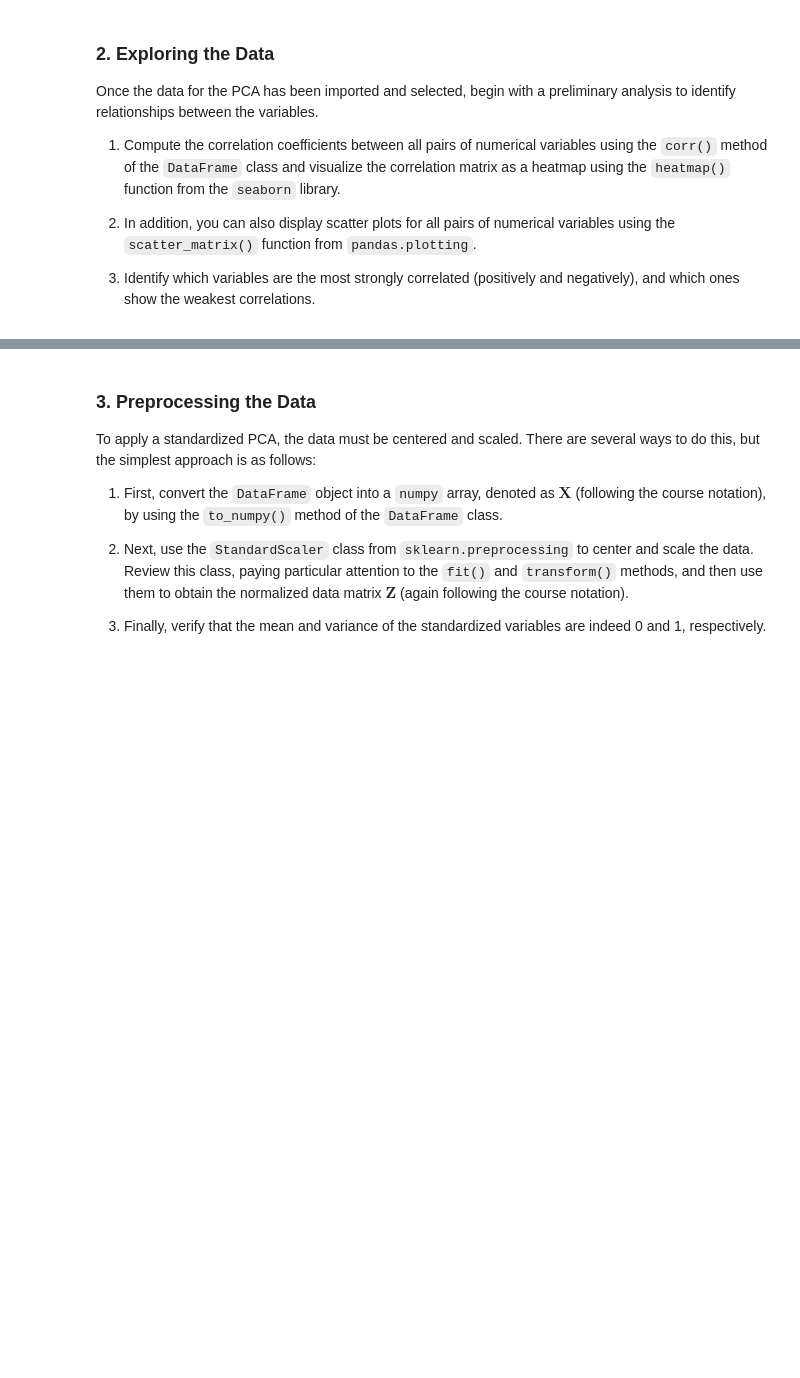
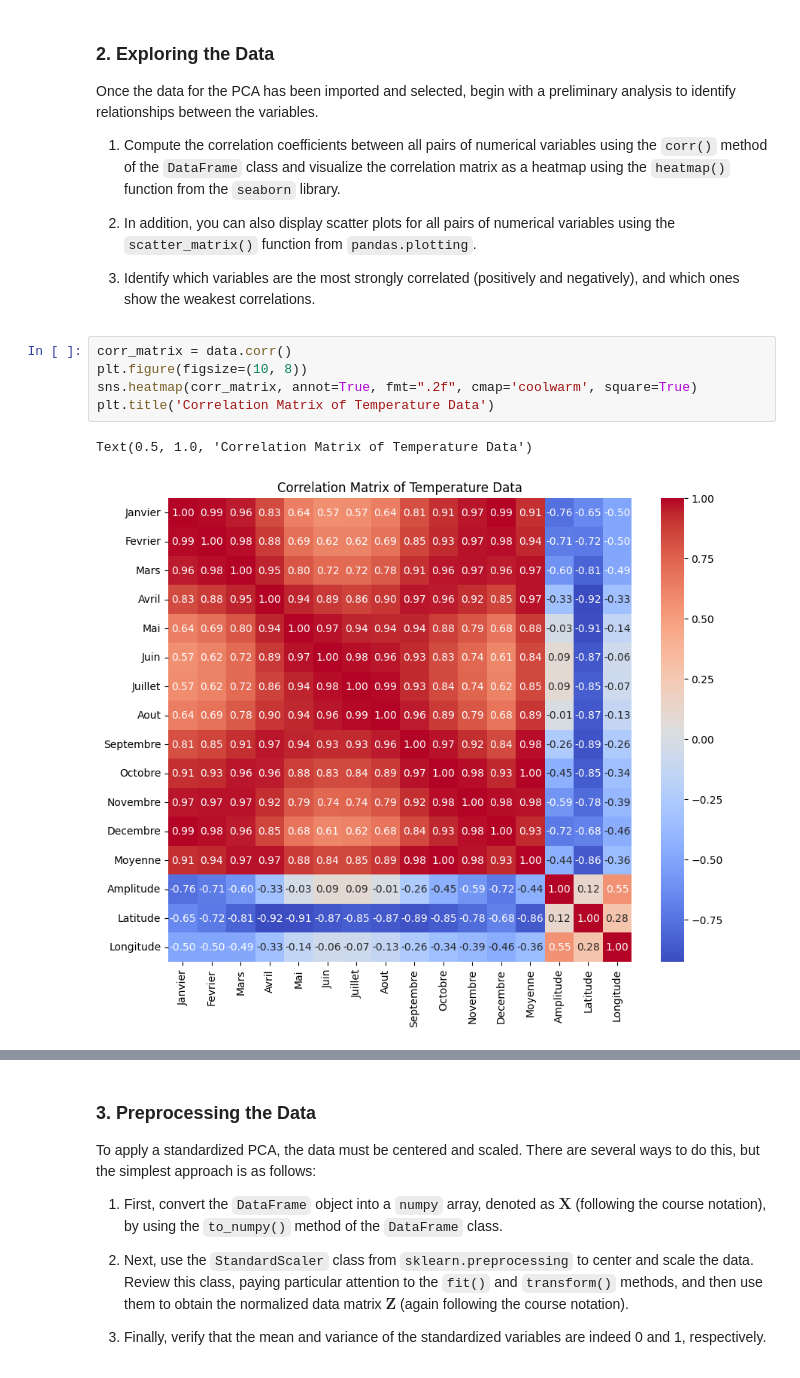
Before and after one commit to jmvilla12/apprentissage-non-supervise, a Jupyter notebook: TP1/TP_PCA_template.ipynb, the cells around one changed output, grey strips where cells are left out. Saved outputs shown, nothing was run; the diff lists cells and outputs as text; blank space fills up the shorter version.

```diff
--- a/TP1/TP_PCA_template.ipynb
+++ b/TP1/TP_PCA_template.ipynb
@@ -77,3 +77,11 @@ Once the data for the PCA has been imported and selected, begin with a prelimina
 1. In addition, you can also display scatter plots for all pairs of numerical variables using the `scatter_matrix()` function from `pandas.plotting`.
 
 1. Identify which variables are the most strongly correlated (positively and negatively), and which ones show the weakest correlations.
+# %%
+corr_matrix = data.corr()
+plt.figure(figsize=(10, 8))
+sns.heatmap(corr_matrix, annot=True, fmt=".2f", cmap='coolwarm', square=True)
+plt.title('Correlation Matrix of Temperature Data')
+# %% [output]
+Text(0.5, 1.0, 'Correlation Matrix of Temperature Data')
+[figure, added]
```
Also changed, not shown: parts of 1 cell of this notebook.
